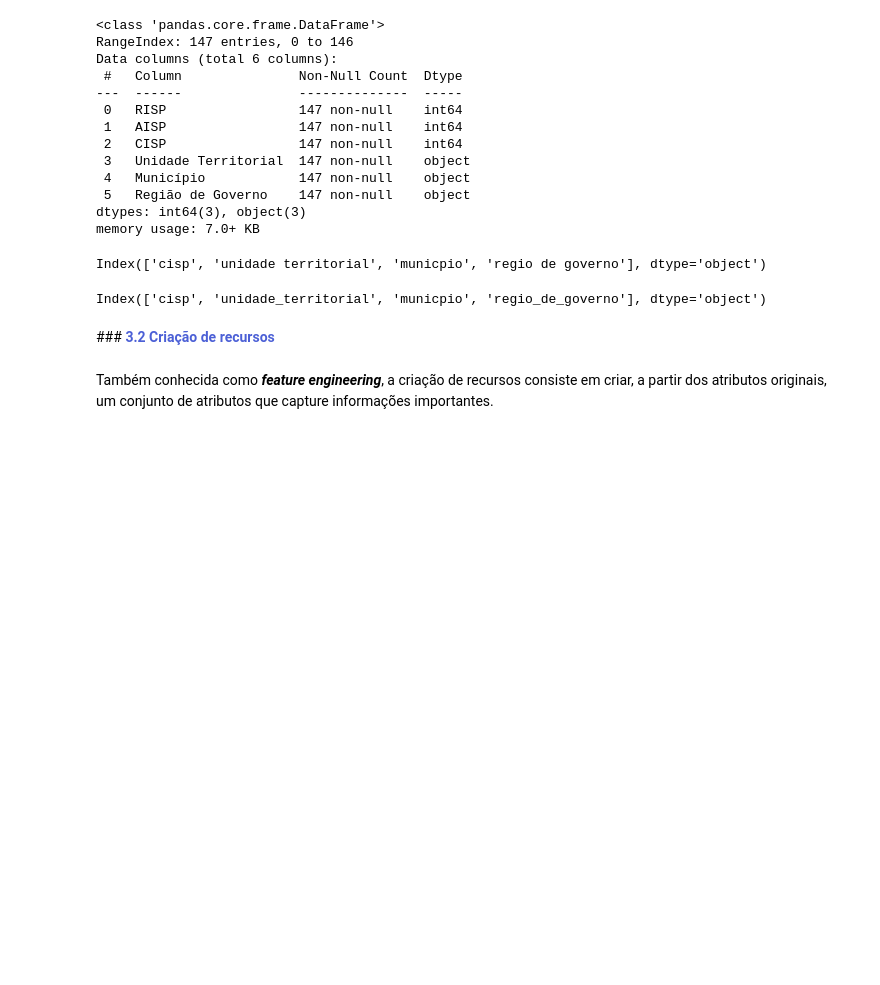
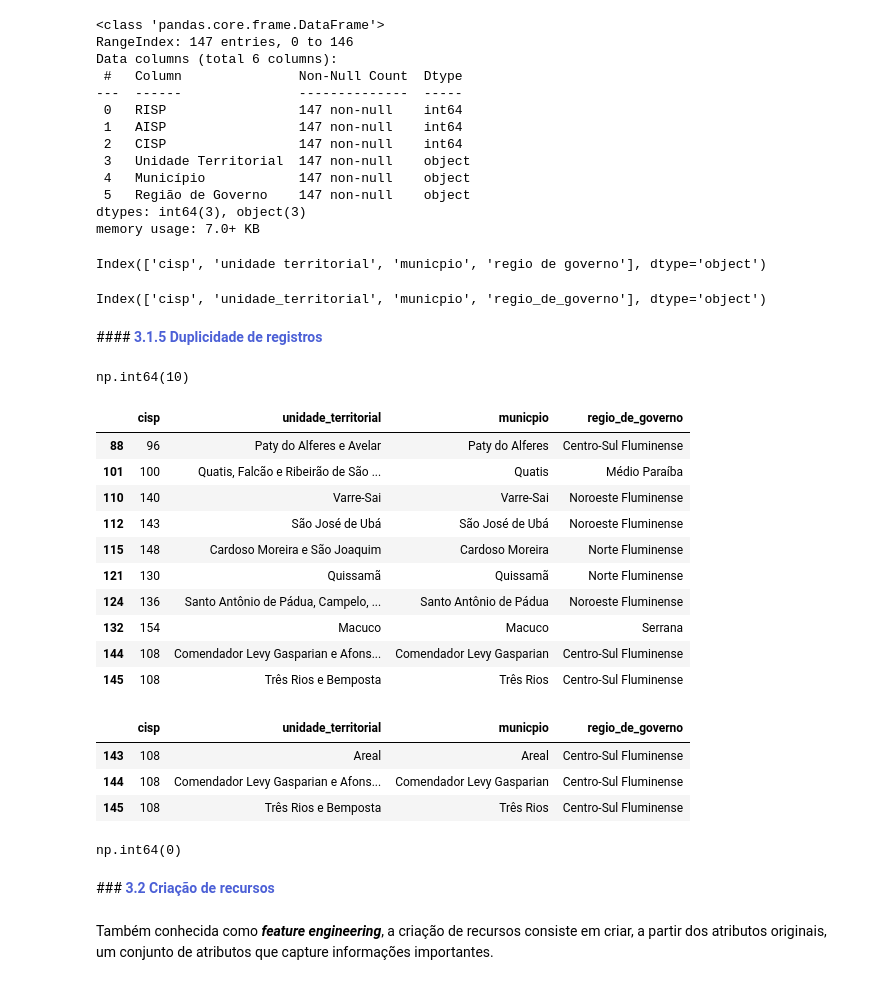
Before and after one commit to gabrielmprata/Info_seguranca_publica_rj, a Jupyter notebook: Info_seguranca_publica_rj.ipynb, the cells around one changed output. Cells and saved outputs as stored; diff of their text form; code cells hidden in the pictures; blank space fills up the shorter version.

```diff
--- a/Info_seguranca_publica_rj.ipynb
+++ b/Info_seguranca_publica_rj.ipynb
@@ -407,3 +407,34 @@ df_cisp.columns = [snake_case(column) for column in df_cisp.columns]
 df_cisp.columns
 # %% [output]
 Index(['cisp', 'unidade_territorial', 'municpio', 'regio_de_governo'], dtype='object')
+# %% [markdown]
+####**<font color=#4c60d6> 3.1.5 Duplicidade de registros**
+# %%
+# Verificando se existe duplicidade na dimensão
+df_cisp.duplicated(subset='cisp', keep='first').sum()
+# %% [output]
+np.int64(10)
+# %%
+# Exibindo os registros duplicados
+duplicidade = df_cisp['cisp'].duplicated(keep='first')
+df_cisp[duplicidade]
+# %% [output]
+|  | cisp | unidade_territorial | municpio | regio_de_governo |
+| 88 | 96 | Paty do Alferes e Avelar | Paty do Alferes | Centro-Sul Fluminense |
+| 101 | 100 | Quatis, Falcão e Ribeirão de São ... | Quatis | Médio Paraíba |
+| 110 | 140 | Varre-Sai | Varre-Sai | Noroeste Fluminense |
+| 112 | 143 | São José de Ubá | São José de Ubá | Noroeste Fluminense |
+| 115 | 148 | Cardoso Moreira e São Joaquim | Cardoso Moreira | Norte Fluminense |
+| 121 | 130 | Quissamã | Quissamã | Norte Fluminense |
+| 124 | 136 | Santo Antônio de Pádua, Campelo, ... | Santo Antônio de Pádua | Noroeste Fluminense |
+| 132 | 154 | Macuco | Macuco | Serrana |
+| 144 | 108 | Comendador Levy Gasparian e Afons... | Comendador Levy Gasparian | Centro-Sul Fluminense |
+| 145 | 108 | Três Rios e Bemposta | Três Rios | Centro-Sul Fluminense |
+# %%
+# Detalhando um registro duplicado como exemplo
+df_cisp.query('cisp == 108' )
+# %% [output]
+|  | cisp | unidade_territorial | municpio | regio_de_governo |
+| 143 | 108 | Areal | Areal | Centro-Sul Fluminense |
+| 144 | 108 | Comendador Levy Gasparian e Afons... | Comendador Levy Gasparian | Centro-Sul Fluminense |
+| 145 | 108 | Três Rios e Bemposta | Três Rios | Centro-Sul Fluminense |
@@ -410,3 +444,8 @@ Index(['cisp', 'unidade_territorial', 'municpio', 'regio_de_governo'], dtype='ob
+# %%
+# Validando se ainda existe duplicidade na dimensão
+df_cisp.duplicated(subset='cisp', keep='first').sum()
+# %% [output]
+np.int64(0)
 # %% [markdown]
 ###**<font color=#4c60d6> 3.2 Criação de recursos**
 # %% [markdown]
```
Also changed, not shown: parts of 2 cells of this notebook.
